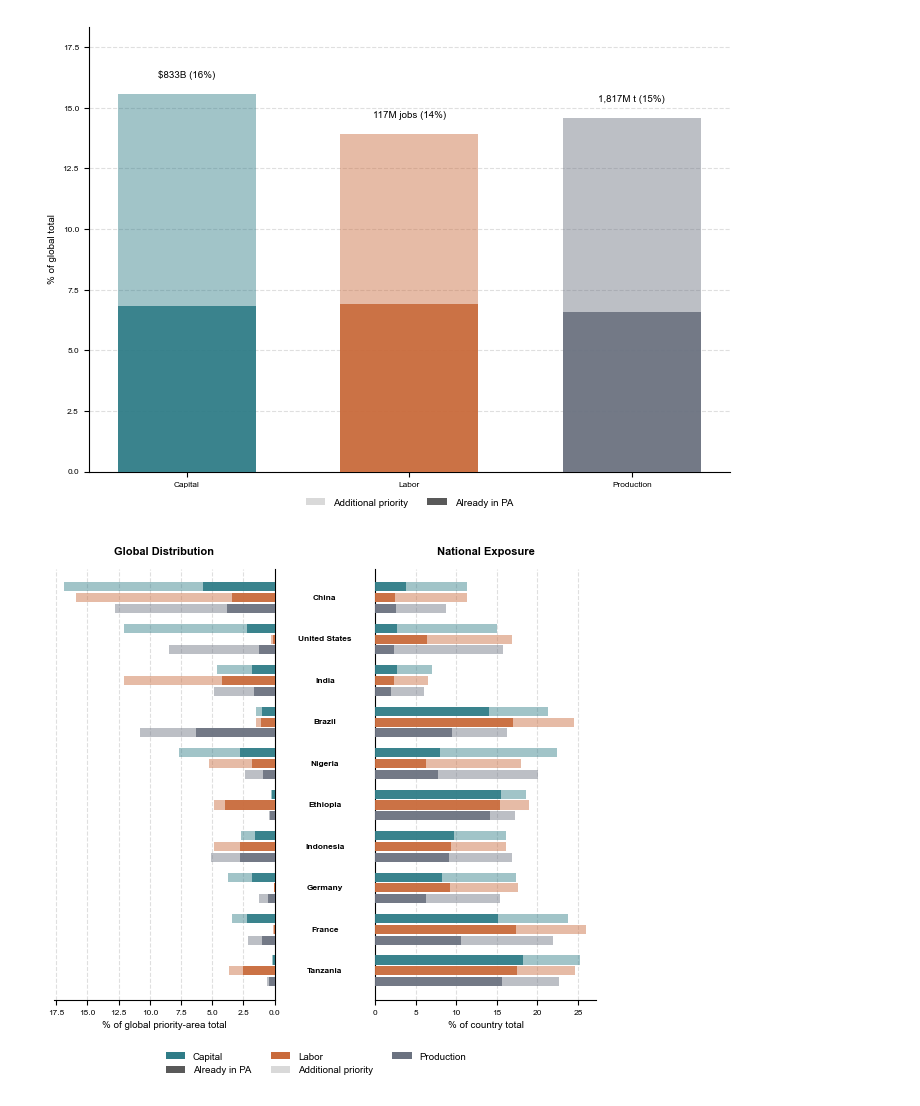
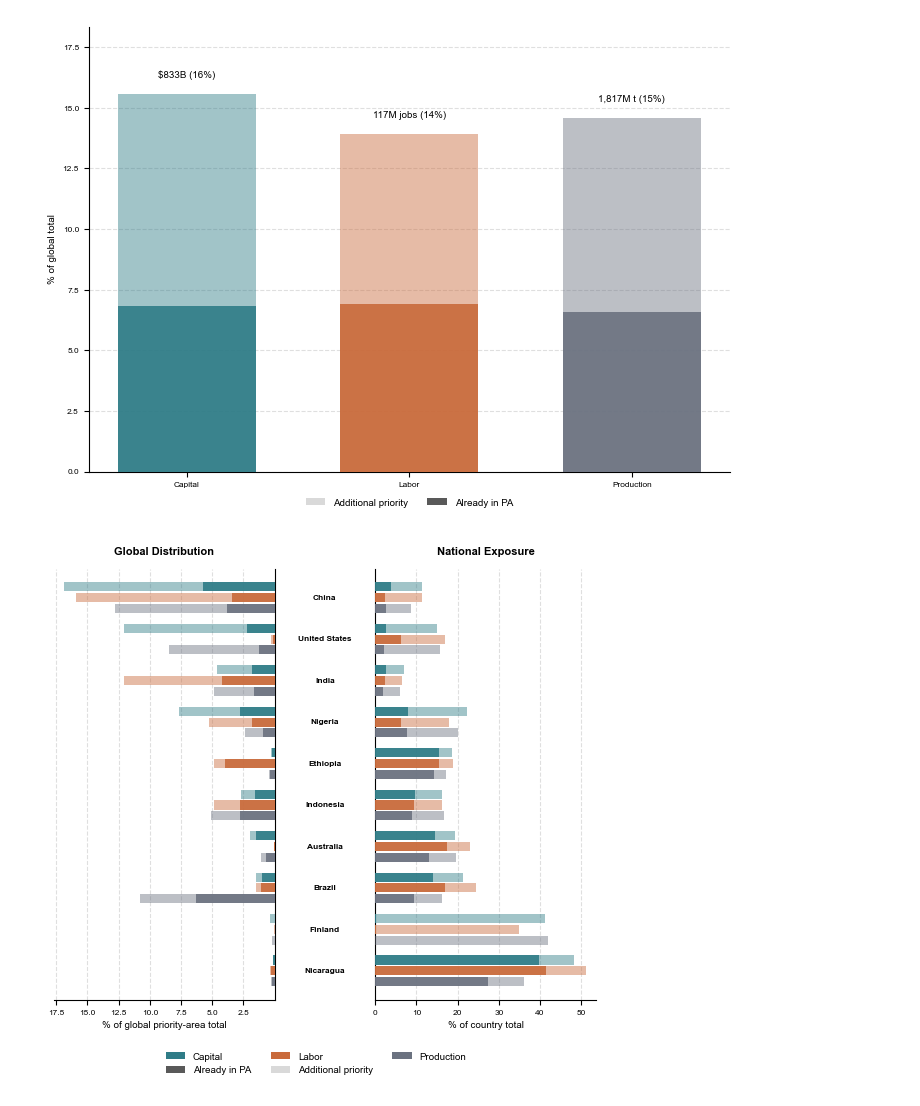
Before and after one commit to carinamani/AgDownscaling, a Jupyter notebook: 04_FIGURES/final_figures/fig_3_4_30x30.ipynb, the cells around one changed output. Cells and saved outputs as stored; diff of their text form; code cells hidden in the pictures.

Commit message:
add final figures with formatting updates

```diff
--- a/04_FIGURES/final_figures/fig_3_4_30x30.ipynb
+++ b/04_FIGURES/final_figures/fig_3_4_30x30.ipynb
@@ -522,50 +522,28 @@ export_path = f"{fd}/country_exposure_summary.csv"
 export_df.to_csv(export_path, index=False)
 # %%
 ##### FIGURE 4: country exposure butterfly chart
+
+# Manually specify which countries to include (ISO3 codes), in the order you want them to appear top-to-bottom
+selected_countries = [
+    "CHN",
+    "USA",
+    "IND",
+    "NGA",
+    "ETH",
+    "IDN",
+    "AUS",
+    "BRA",
+    "FIN",
+    "NIC",
+]
+
 
 def plot_country_butterfly(
     country_df,
     country_totals,
     country_shp_proj,
-    top_n=10,
+    country_list,
 ):
-
-    # Rank separately by each variable and interleave rankings
-    rankings = {}
-
-    for variable in ["Capital", "Labor", "Production"]:
-        rankings[variable] = (
-            country_totals[
-                (country_totals["Variable"] == variable)
-                & (country_totals["ISO3"] != "OTHER")
-            ]
-            .sort_values(
-                "Pct_of_global",
-                ascending=False,
-            )["ISO3"]
-            .tolist()
-        )
-
-    country_list = []
-    rank = 0
-
-    while (
-        len(country_list) < top_n
-        and rank < max(len(v) for v in rankings.values())
-    ):
-        for variable in ["Capital", "Labor", "Production"]:
-            ranked = rankings[variable]
-
-            if (
-                rank < len(ranked)
-                and ranked[rank] not in country_list
-            ):
-                country_list.append(ranked[rank])
-
-            if len(country_list) == top_n:
-                break
-
-        rank += 1
 
     name_col = next(
         (
@@ -795,31 +773,32 @@ def plot_country_butterfly(
     ]
 
     fig.legend(
         handles=legend_elements,
         loc="lower center",
         ncol=3,
         bbox_to_anchor=(0.5, -0.04),
         frameon=False,
         fontsize=LABEL_FS,
     )
 
 
     plt.tight_layout(
         rect=[0, 0, 1, 0.93]
     )
 
     plt.savefig(
         f"{fd}/Figure_4_country_exposure.tiff",
         dpi=300,
         bbox_inches="tight",
     )
 
     plt.show()
 
 plot_country_butterfly(
     country_df,
     country_totals,
     country_shp_proj,
+    selected_countries,
 )
 # %% [output]
-[figure, old version]
+[figure, new version]
```
Also changed, not shown: 6 other files.
